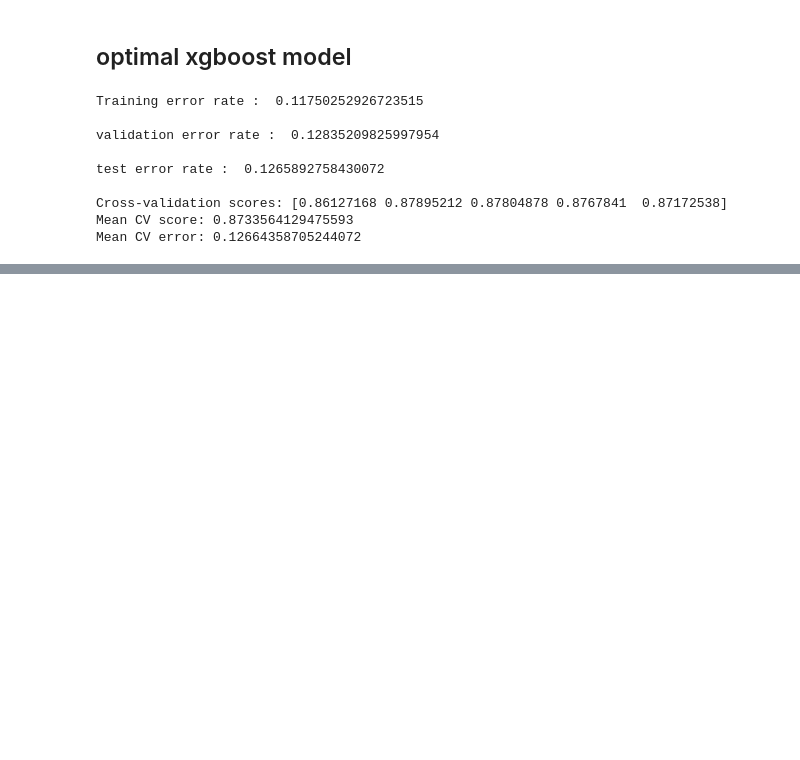
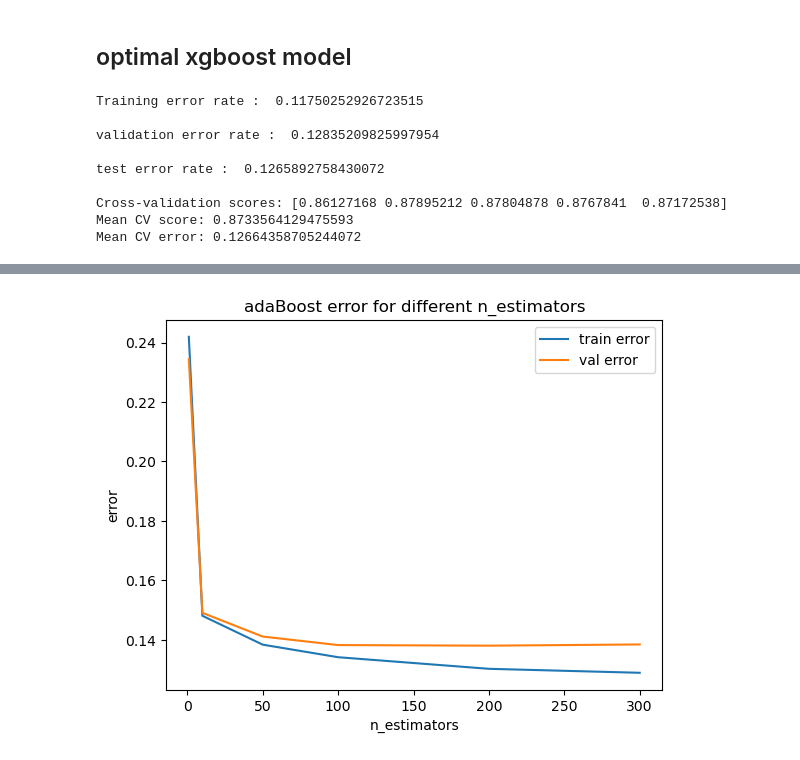
Before and after one commit to nedamhs/income-classification, a Jupyter notebook: income-prediction.ipynb, the cells around one changed output, grey strips where cells are left out. Saved outputs shown, nothing was run; the diff lists cells and outputs as text; code cells hidden in the pictures; blank space fills up the shorter version.

```diff
--- a/income-prediction.ipynb
+++ b/income-prediction.ipynb
@@ -980,0 +938,20 @@ test error rate :  0.1493151526319022
+# %%
+from sklearn.ensemble import AdaBoostClassifier
+from sklearn.tree import DecisionTreeClassifier
+warnings.filterwarnings('ignore')
+
+base_estimator = DecisionTreeClassifier(max_depth=1)
+ada = AdaBoostClassifier(estimator = base_estimator)
+ada.fit(X_train, y_train)
+
+# Compute the training  error rates
+train_err = (y_train!= ada.predict(X_train)).mean()
+print(f"\nTraining error rate : ", train_err)
+
+# Compute the validation error rates
+val_err = (y_val!= ada.predict(X_val)).mean()
+print(f"\nvalidation error rate : ", val_err)
+
+# Compute the test error rates
+test_err = (y_test!= ada.predict(X_test)).mean()
+print(f"\ntest error rate : ", test_err)
@@ -980,0 +984,31 @@ test error rate :  0.1493151526319022
+# %%
+# number of trees to use in the ensemble
+n_estimators = [1, 10, 50, 100,200,300]
+
+train_errors = []
+val_errors = []
+
+for n in n_estimators:
+
+     ada = AdaBoostClassifier(DecisionTreeClassifier(max_depth=1), n_estimators=n)
+     ada.fit(X_train, y_train)
+
+     # Compute the training  error rates
+     train_err = (y_train!= ada.predict(X_train)).mean()
+     train_errors.append(train_err)
+
+     # Compute the validation error rates
+     val_err = (y_val!= ada.predict(X_val)).mean()
+     val_errors.append(val_err)
+
+# Plot the resulting performance as a function of n estimate
+plt.plot(n_estimators , train_errors,  label = 'train error');
+plt.plot(n_estimators , val_errors,    label = 'val error');
+
+plt.xlabel('n_estimators')
+plt.ylabel('error')
+plt.title('adaBoost error for different n_estimators')
+plt.legend()
+plt.show()
+# %% [output]
+[figure, added]
```
Also changed, not shown: parts of 44 cells of this notebook.
